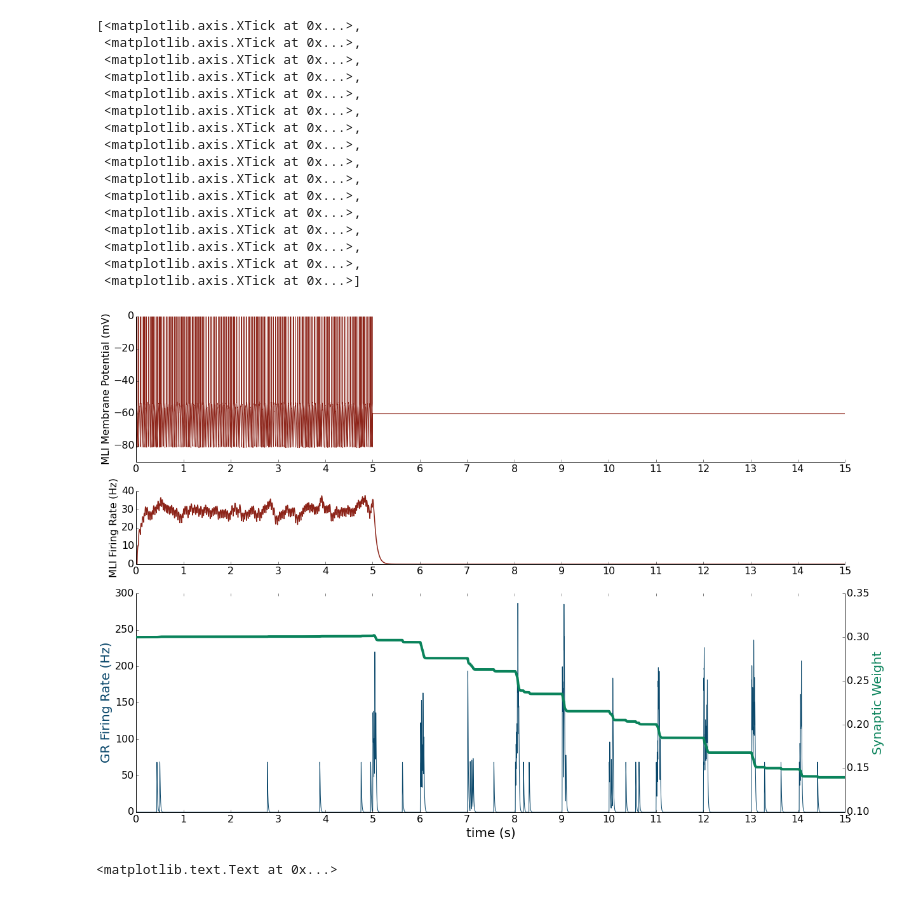
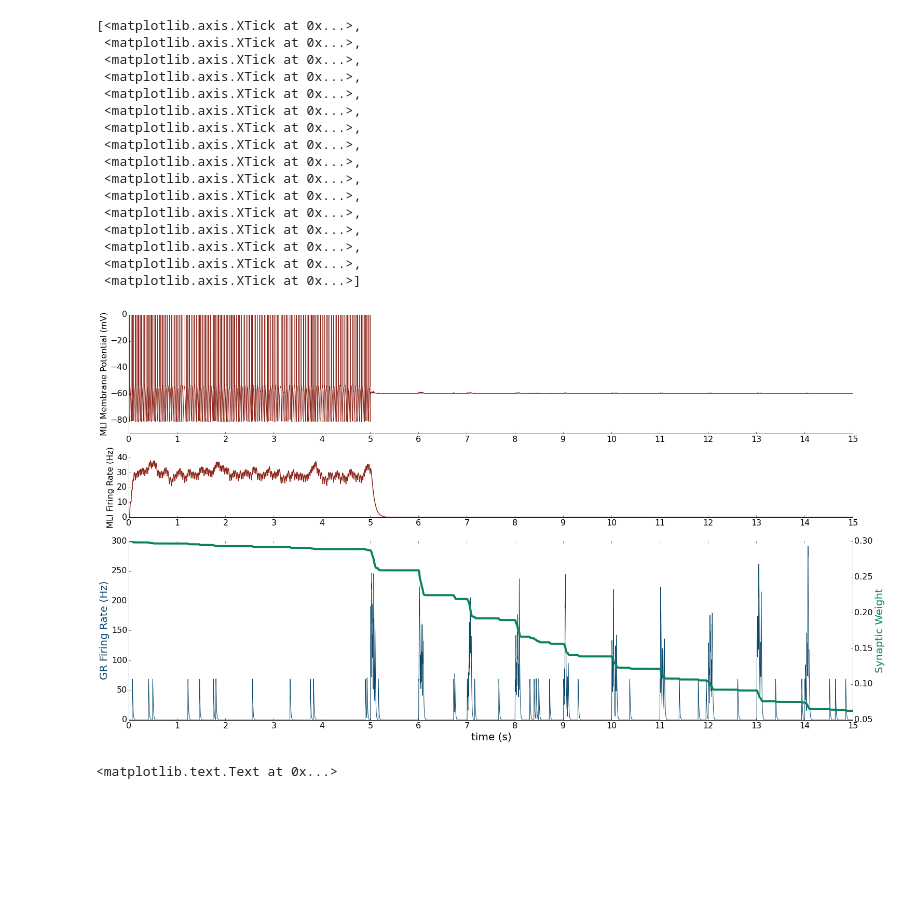
Before and after one commit to blennon/research, a Jupyter notebook: spiking_pf_mli_plasticity/notebooks/pf-mli-ltd.ipynb, the cells around one changed output. Cells and saved outputs as stored; diff of their text form; code cells hidden in the pictures; blank space fills up the shorter version.

Commit message:
added new figure plotting to pf-mli-ltp. adjusted code slightly in pf-mli-ltd to include variables for max GR and MLI rates

```diff
--- a/spiking_pf_mli_plasticity/notebooks/pf-mli-ltd.ipynb
+++ b/spiking_pf_mli_plasticity/notebooks/pf-mli-ltd.ipynb
@@ -37,13 +37,14 @@ def run_net(initial_weights):
     MLI_R = RealTimeRateMonitor(MLI, tau_f=60*ms, tau_r=15*ms, record=True, record_clock=record_clock)
     W = StateMonitor(S_GR_MLI,'w',record=True, clock=record_clock)
 
-    beta = .001
+    beta = .0015
+    MLI_max, GR_max = 150., 500
     @network_operation(defaultclock)
     def update_weights():
-        mli_fr = min(MLI_R.get_firing_rates(),100.)/100.
+        mli_fr = min(MLI_R.get_firing_rates(),MLI_max)/MLI_max
         gr_fr = GR_R.get_firing_rates()
-        gr_fr[gr_fr>500.] = 500.
-        gr_fr /= 500.
+        gr_fr[gr_fr>GR_max] = GR_max
+        gr_fr /= GR_max
         delta_w = beta*gr_fr*(mli_fr - S_GR_MLI.w[:,:])
         S_GR_MLI.w[:,:] += delta_w
 
@@ -59,7 +60,7 @@ T = linspace(0,end_time,1000*end_time)
 gs = GridSpec(3,1,height_ratios=[2,1,3])
 
 # plot MLI membrane potential trace
-fig = figure(figsize(20,14))
+fig = figure(figsize(25,14))
 ax1 = fig.add_subplot(gs[0])
 MLI_V.insert_spikes(MLI_S)
 ax1.plot(T,squeeze(MLI_V.getvalues())*1000, color='#8C2318')
@@ -85,34 +86,34 @@ ax1 = fig.add_subplot(gs[2])
 gr_frs = squeeze(GR_R.getvalues())
 ax1.plot(T,gr_frs, color='#0B486B')
 ax1.set_ylabel('GR Firing Rate (Hz)', color='#0B486B', fontsize=20)
 ax1.tick_params(labelsize=16)
 ax1.spines['top'].set_visible(False)
 
 ax2 = ax1.twinx()
 ax2.plot(T,squeeze(W.getvalues()), color='#0A835B', linewidth=4.)
 ax2.set_ylabel('Synaptic Weight', color='#0A835B', fontsize=20)
 ax2.tick_params(labelsize=16)
 ax2.set_xlim(xmax=end_time)
 ax1.set_xlabel('time (s)', fontsize=20)
 ax1.set_xticks(range(0,16,1))
 # %% [output]
 [<matplotlib.axis.XTick at 0x...>,
  <matplotlib.axis.XTick at 0x...>,
  <matplotlib.axis.XTick at 0x...>,
  <matplotlib.axis.XTick at 0x...>,
  <matplotlib.axis.XTick at 0x...>,
  <matplotlib.axis.XTick at 0x...>,
  <matplotlib.axis.XTick at 0x...>,
  <matplotlib.axis.XTick at 0x...>,
  <matplotlib.axis.XTick at 0x...>,
  <matplotlib.axis.XTick at 0x...>,
  <matplotlib.axis.XTick at 0x...>,
  <matplotlib.axis.XTick at 0x...>,
  <matplotlib.axis.XTick at 0x...>,
  <matplotlib.axis.XTick at 0x...>,
  <matplotlib.axis.XTick at 0x...>,
  <matplotlib.axis.XTick at 0x...>]
-[figure, old version]
+[figure, new version]
 # %%
 # plot MLI membrane potential trace
 figure(figsize(20,6))
```
Also changed, not shown: 1 other file.
